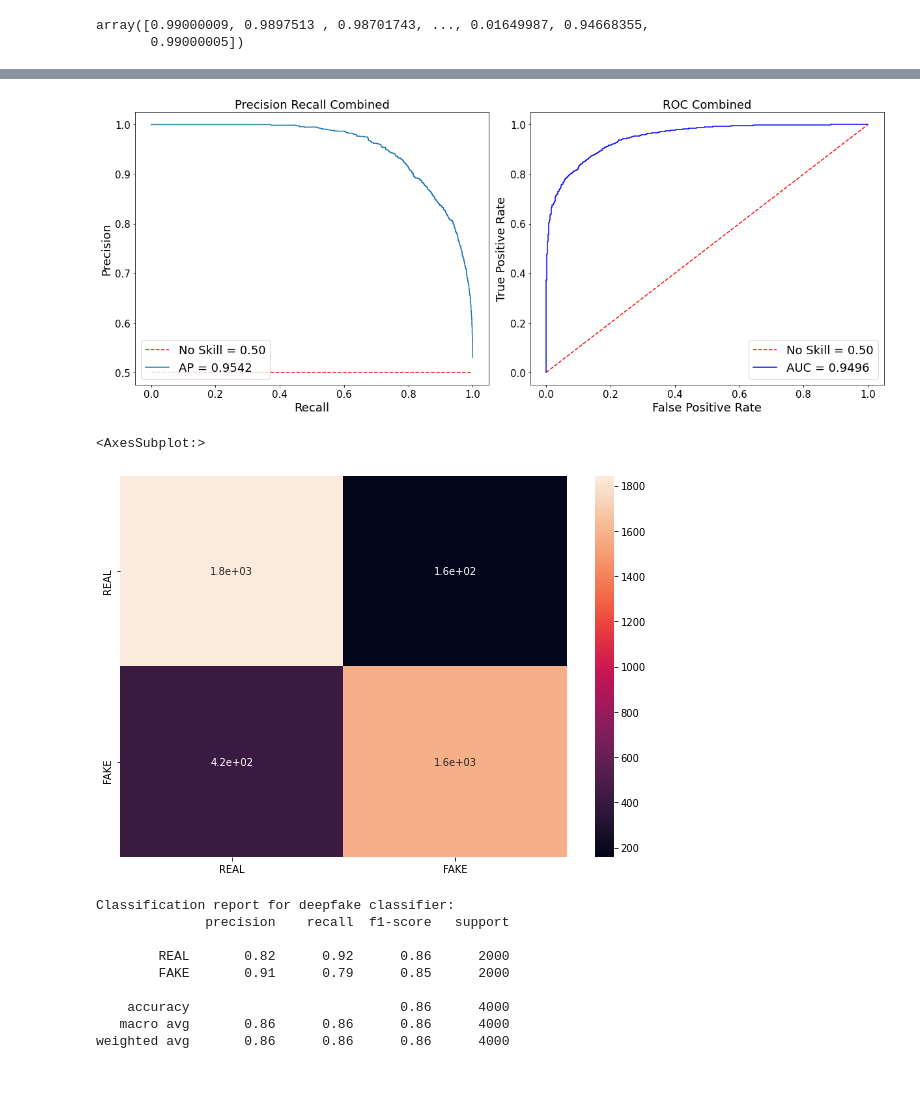
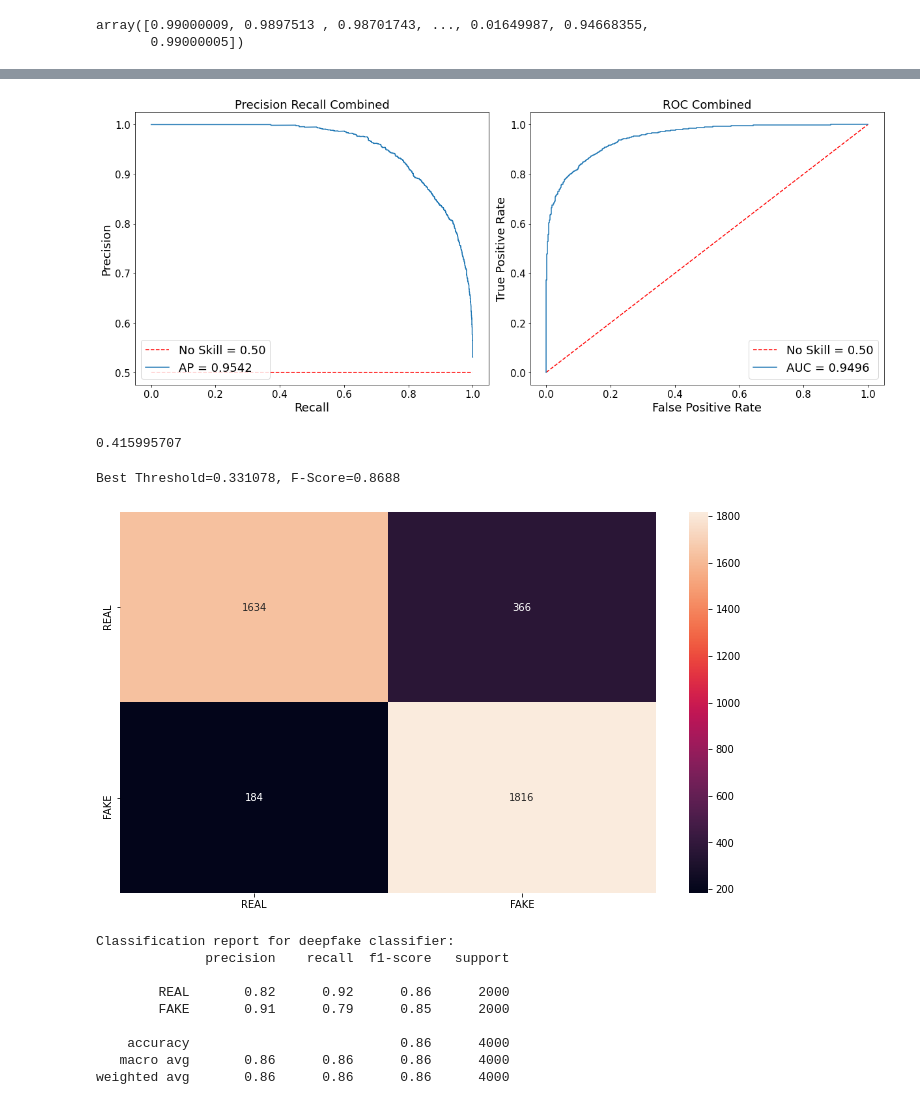
Before and after one commit to AugustasMacys/BachelorThesis, a Jupyter notebook: src/inference/ResultsAnalyser.ipynb, the cells around one changed output, grey strips where cells are left out. Saved outputs shown, nothing was run; the diff lists cells and outputs as text; code cells hidden in the pictures.

Commit message:
Add results before refactoring

```diff
--- a/src/inference/ResultsAnalyser.ipynb
+++ b/src/inference/ResultsAnalyser.ipynb
@@ -217,9 +250,11 @@ weighted avg       0.86      0.84      0.84      4000
 # %% [markdown]
 ## Combine
 # %%
-predicted_labels_3D = pd.read_csv(results_3D).prediction.values
+Random_2D_Path = r"D:\deepfakes\src\inference\predictions\scores_efficient_net4_dropoutrandom.csv"
+
+predicted_labels_3D = pd.read_csv(results_3D_cloud).prediction.values
 predicted_labels_2D = pd.read_csv(results_path).label.values
-predicted_labels_2D_DropRandom = pd.read_csv(r"scores_efficient_net4_dropoutrandom.csv").label.values
+predicted_labels_2D_DropRandom = pd.read_csv(Random_2D_Path).label.values
 # %%
 combined_labels = (predicted_labels_2D + predicted_labels_3D + predicted_labels_2D_DropRandom) / 3
 # %%
@@ -239,7 +274,7 @@ fig, (ax1, ax2) = plt.subplots(1, 2, figsize=(17, 7))
 
 # Precision Recall
 average_precision = average_precision_score(truth_labels, combined_labels)
-precision, recall, _ = precision_recall_curve(truth_labels, combined_labels)
+precision, recall, threshold_precision = precision_recall_curve(truth_labels, combined_labels)
 no_skill = 0.5
 ax1.set_title("Precision Recall Combined", fontsize=18)
 ax1.plot([0, 1], [no_skill, no_skill], 'r--', linestyle='--', label='No Skill = %0.2f' % 0.5)
@@ -251,11 +286,11 @@ ax1.tick_params(axis="x", labelsize=15)
 ax1.tick_params(axis="y", labelsize=15)
 
 # ROC
-fpr, tpr, threshold = roc_curve(truth_labels, combined_labels)
+fpr, tpr, threshold_auc = roc_curve(truth_labels, combined_labels)
 roc_auc = auc(fpr, tpr)
 ax2.set_title('ROC Combined', fontsize=18)
 ax2.plot([0, 1], [0, 1],'r--', label='No Skill = %0.2f' % 0.5)
-ax2.plot(fpr, tpr, 'b', label = 'AUC = %0.4f' % roc_auc)
+ax2.plot(fpr, tpr, label = 'AUC = %0.4f' % roc_auc)
 ax2.legend(loc = 'lower right', prop={'size': 18})
 ax2.set_ylabel('True Positive Rate', fontsize=18)
 ax2.set_xlabel('False Positive Rate', fontsize=18)
@@ -265,14 +300,27 @@ ax2.tick_params(axis="y", labelsize=15)
 # plt.subplot_tool()
 # plt.subplots_adjust(left=None, bottom=None, right=None, top=None, wspace=None, hspace=2)
 fig.tight_layout()
-plt.savefig('Combined_3.png', dpi=300, bbox_inches='tight')
-plt.show()
+# plt.savefig('Combined_Final.png', dpi=300, bbox_inches='tight')
+# plt.show()
 # %% [output]
-[figure, old version]
+[figure, new version]
+# %%
+optimal_idx = np.argmax(tpr - fpr)
+optimal_threshold = threshold_auc[optimal_idx]
+print(optimal_threshold)
+# %% [output]
+0.415995707
+# %%
+fscore = (2 * precision * recall) / (precision + recall)
+ix = np.argmax(fscore)
+optimal_f_threshold = threshold_precision[ix]
+print('Best Threshold=%f, F-Score=%.4f' % (threshold_precision[ix], fscore[ix]))
+# %% [output]
+Best Threshold=0.331078, F-Score=0.8688
 # %%
 # change to zeros and 1s
 for i in range(len(combined_labels)):
-    if combined_labels[i] > 0.5:
+    if combined_labels[i] > optimal_threshold:
         combined_labels[i] = 1
     else:
         combined_labels[i] = 0
@@ -281,11 +329,11 @@ cm = confusion_matrix(truth_labels, combined_labels)
 # %%
 df_cm = pd.DataFrame(cm, index = target_names,
                   columns = target_names)
-plt.figure(figsize = (10,7))
-sns.heatmap(df_cm, annot=True)
+plt.figure(figsize = (12,7))
+sns.heatmap(df_cm, annot=True, fmt='d')
+plt.savefig('Heatmap_Precision.png', dpi=300)
 # %% [output]
-<AxesSubplot:>
-[figure, old version]
+[figure, new version]
 # %%
 print("Classification report for deepfake classifier:\n%s\n"
       % (classification_report(truth_labels, combined_labels, target_names=target_names)))
```
Also changed, not shown: parts of 14 cells of this notebook.
